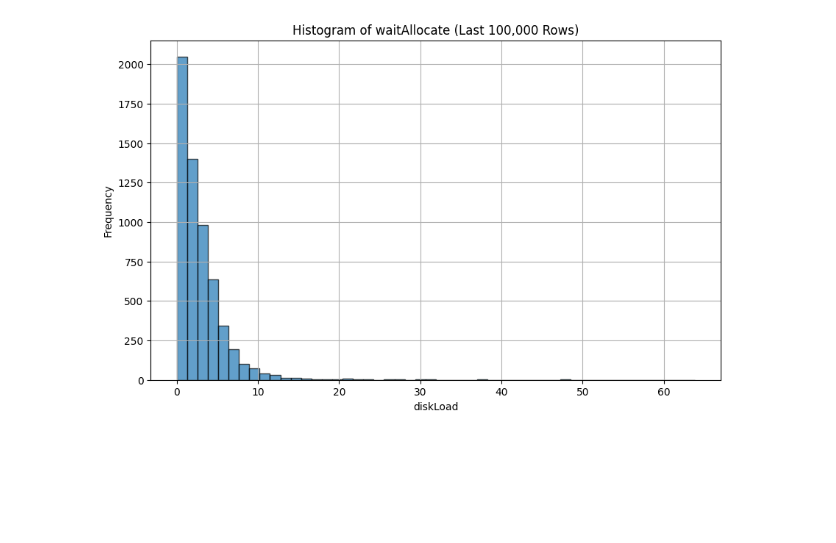
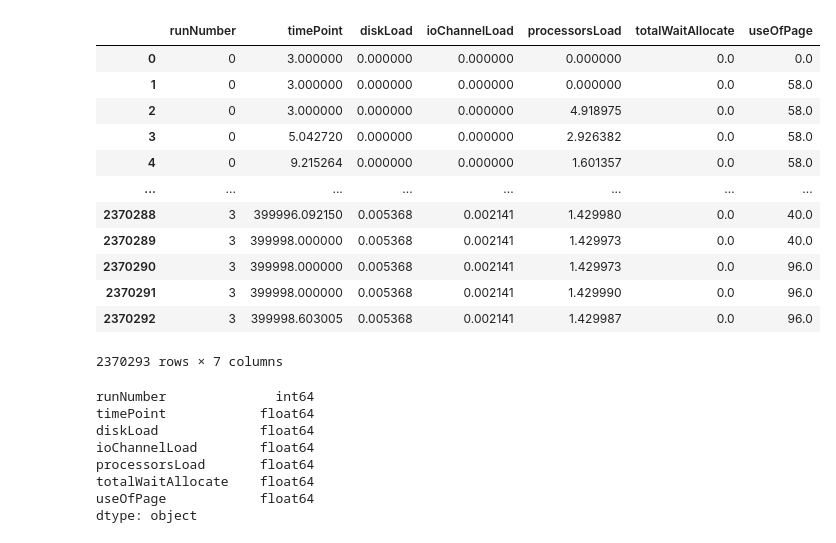
Before and after one commit to SideShowBoBGOT/system_modelling_seventh_semester, a Jupyter notebook: course_work/main.ipynb, the cells around one changed output. Saved outputs shown, nothing was run; the diff lists cells and outputs as text; code cells hidden in the pictures; blank space fills up the shorter version.

```diff
--- a/course_work/main.ipynb
+++ b/course_work/main.ipynb
@@ -73,9 +0,0 @@ wait_allocate_data = wait_allocate_raw.tail(100000)
-# %%
-plt.figure(figsize=(10, 6))
-plt.hist(wait_allocate_data['value'], bins=50, edgecolor='k', alpha=0.7)
-plt.title('Histogram of waitAllocate (Last 100,000 Rows)')
-plt.xlabel('diskLoad')
-plt.ylabel('Frequency')
-plt.grid(True)
-# %% [output]
-[figure, removed]
@@ -81,0 +5,29 @@ plt.grid(True)
+# %%
+common_props_path = 'commonProps.csv'
+common_props_raw: pd.DataFrame = pd.read_csv(common_props_path)
+common_props_raw
+# %% [output]
+|  | runNumber | timePoint | diskLoad | ioChannelLoad | processorsLoad | totalWaitAllocate | useOfPage |
+| 0 | 0 | 3.000000 | 0.000000 | 0.000000 | 0.000000 | 0.0 | 0.0 |
+| 1 | 0 | 3.000000 | 0.000000 | 0.000000 | 0.000000 | 0.0 | 58.0 |
+| 2 | 0 | 3.000000 | 0.000000 | 0.000000 | 4.918975 | 0.0 | 58.0 |
+| 3 | 0 | 5.042720 | 0.000000 | 0.000000 | 2.926382 | 0.0 | 58.0 |
+| 4 | 0 | 9.215264 | 0.000000 | 0.000000 | 1.601357 | 0.0 | 58.0 |
+| ... | ... | ... | ... | ... | ... | ... | ... |
+| 2370288 | 3 | 399996.092150 | 0.005368 | 0.002141 | 1.429980 | 0.0 | 40.0 |
+| 2370289 | 3 | 399998.000000 | 0.005368 | 0.002141 | 1.429973 | 0.0 | 40.0 |
+| 2370290 | 3 | 399998.000000 | 0.005368 | 0.002141 | 1.429973 | 0.0 | 96.0 |
+| 2370291 | 3 | 399998.000000 | 0.005368 | 0.002141 | 1.429990 | 0.0 | 96.0 |
+| 2370292 | 3 | 399998.603005 | 0.005368 | 0.002141 | 1.429987 | 0.0 | 96.0 |
+2370293 rows × 7 columns
+# %%
+common_props_raw.dtypes
+# %% [output]
+runNumber              int64
+timePoint            float64
+diskLoad             float64
+ioChannelLoad        float64
+processorsLoad       float64
+totalWaitAllocate    float64
+useOfPage            float64
+dtype: object
```
Also changed, not shown: parts of 37 cells of this notebook.
